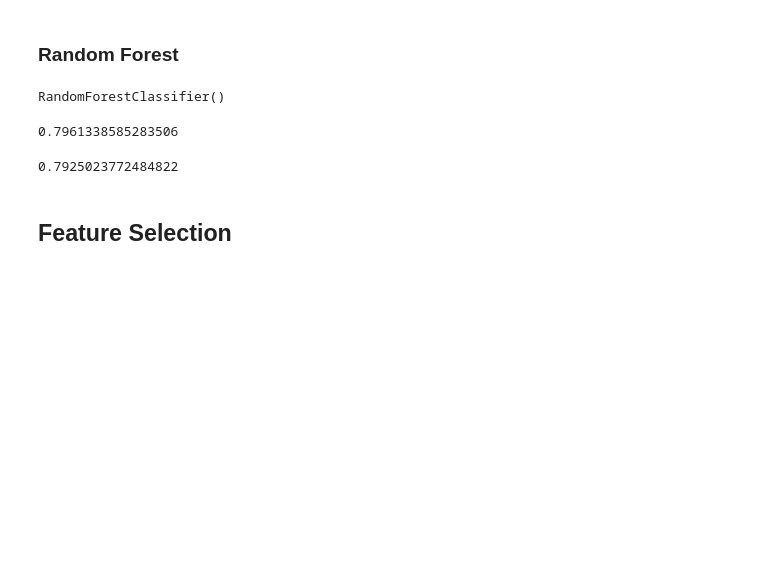
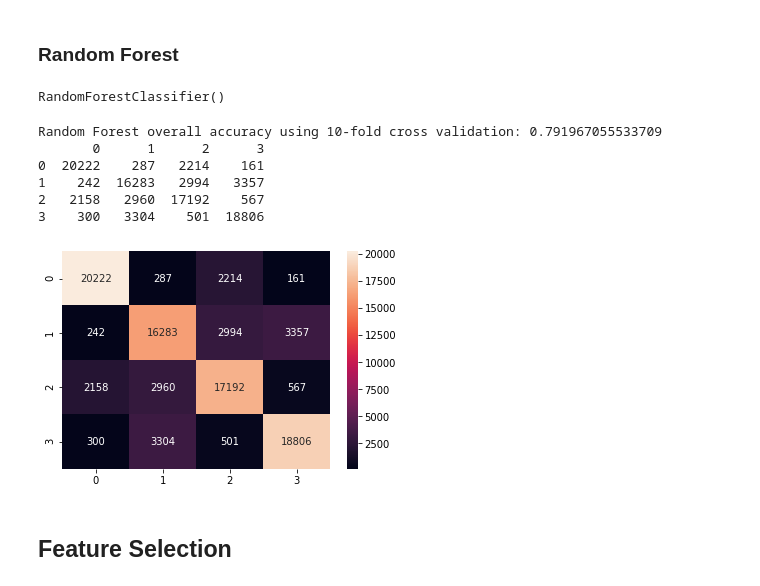
Before and after one commit to matthiasronnau/BANA-212-Final-Project, a Jupyter notebook: BANA-212 Final Project.ipynb, the cells around one changed output. Saved outputs shown, nothing was run; the diff lists cells and outputs as text; code cells hidden in the pictures; blank space fills up the shorter version.

Commit message:
Save graphs

```diff
--- a/BANA-212 Final Project.ipynb
+++ b/BANA-212 Final Project.ipynb
@@ -844,13 +844,20 @@ model.fit(X_train, y_train)
 # %% [output]
 RandomForestClassifier()
-# %%
-model.score(X_test, y_test)
-# %% [output]
-0.7961338585283506
-# %%
-cross_val_score(RandomForestClassifier(), X, y, cv = 10).mean()
-# %% [output]
-0.7925023772484822
+# %%
+predictions = cross_val_predict(model, X, y, cv = 10)
+print("Random Forest overall accuracy using 10-fold cross validation:", accuracy_score(y, predictions))
+cm = pd.DataFrame(confusion_matrix(y, predictions))
+sns.heatmap(cm, annot = True, fmt = "g")
+print(cm)
+#cross_val_score(RandomForestClassifier(), X, y, cv = 10).mean()
+# %% [output]
+Random Forest overall accuracy using 10-fold cross validation: 0.791967055533709
+       0      1      2      3
+0  20222    287   2214    161
+1    242  16283   2994   3357
+2   2158   2960  17192    567
+3    300   3304    501  18806
+[figure, added]
 # %% [markdown]
 ## Feature Selection
 # %%
```
Also changed, not shown: parts of 6 cells of this notebook.
